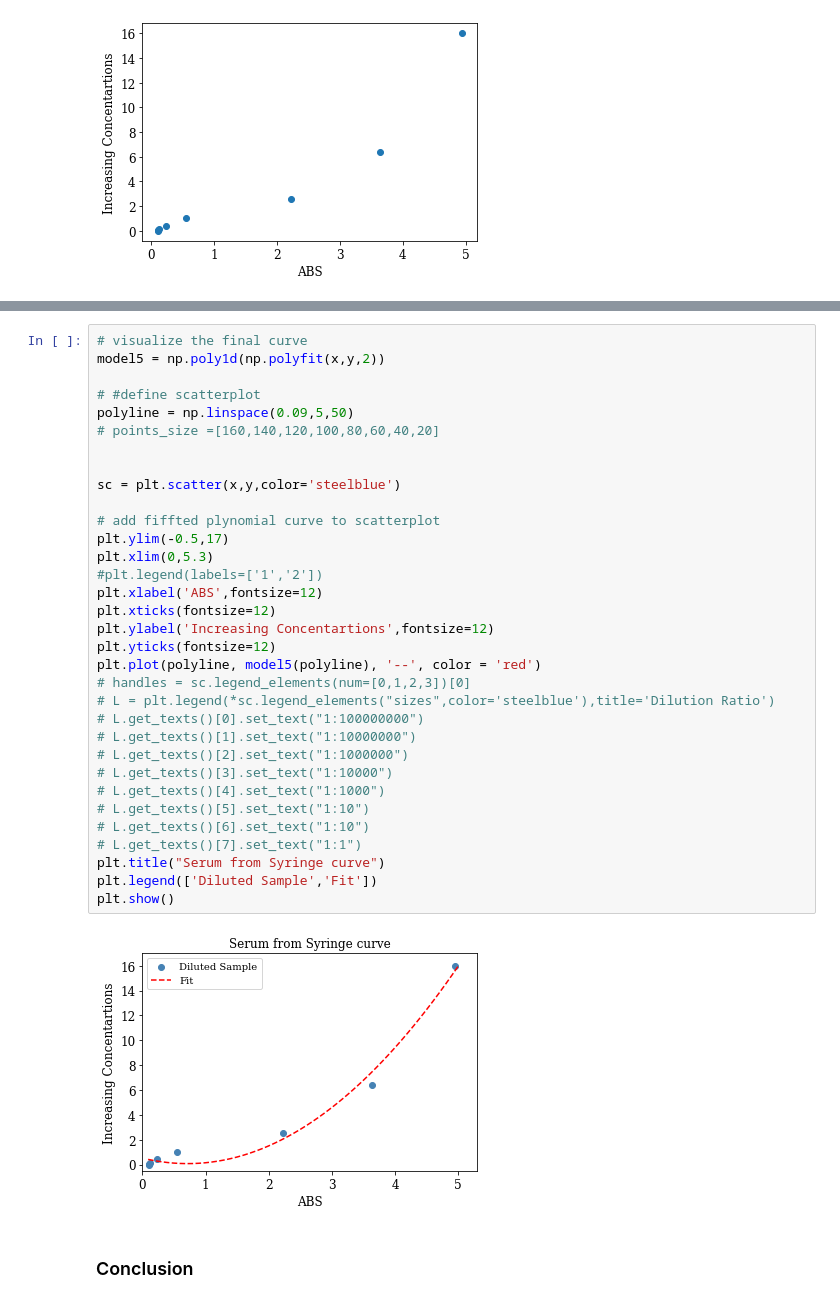
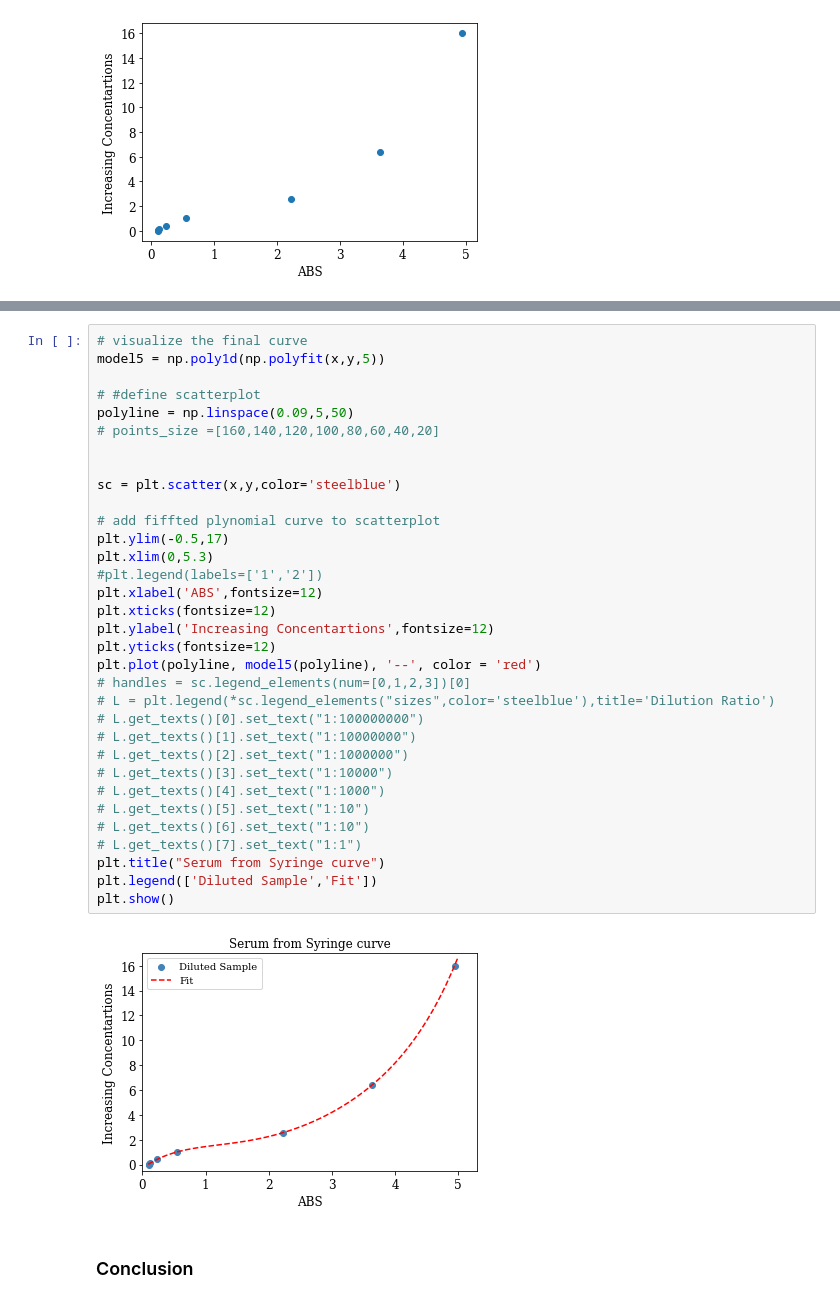
Before and after one commit to jamesleocodes/elisa_bdnf_cortisol, a Jupyter notebook: codes/elisa.ipynb, the cells around one changed output, grey strips where cells are left out. Cells and saved outputs as stored; diff of their text form.

```diff
--- a/codes/elisa.ipynb
+++ b/codes/elisa.ipynb
@@ -248,38 +280,38 @@ plt.show()
 # %%
 # visualize the final curve
-model5 = np.poly1d(np.polyfit(x,y,2))
+model5 = np.poly1d(np.polyfit(x,y,5))
 
 # #define scatterplot
 polyline = np.linspace(0.09,5,50)
 # points_size =[160,140,120,100,80,60,40,20]
 
 
 sc = plt.scatter(x,y,color='steelblue')
 
 # add fiffted plynomial curve to scatterplot
 plt.ylim(-0.5,17)
 plt.xlim(0,5.3)
 #plt.legend(labels=['1','2'])
 plt.xlabel('ABS',fontsize=12)
 plt.xticks(fontsize=12)
 plt.ylabel('Increasing Concentartions',fontsize=12)
 plt.yticks(fontsize=12)
 plt.plot(polyline, model5(polyline), '--', color = 'red')
 # handles = sc.legend_elements(num=[0,1,2,3])[0]
 # L = plt.legend(*sc.legend_elements("sizes",color='steelblue'),title='Dilution Ratio')
 # L.get_texts()[0].set_text("1:100000000")
 # L.get_texts()[1].set_text("1:10000000")
 # L.get_texts()[2].set_text("1:1000000")
 # L.get_texts()[3].set_text("1:10000")
 # L.get_texts()[4].set_text("1:1000")
 # L.get_texts()[5].set_text("1:10")
 # L.get_texts()[6].set_text("1:10")
 # L.get_texts()[7].set_text("1:1")
 plt.title("Serum from Syringe curve")
 plt.legend(['Diluted Sample','Fit'])
 plt.show()
 # %% [output]
-[figure, old version]
+[figure, new version]
 # %% [markdown]
 ### Conclusion
 # %% [markdown]
```
Also changed, not shown: parts of 7 cells of this notebook.
